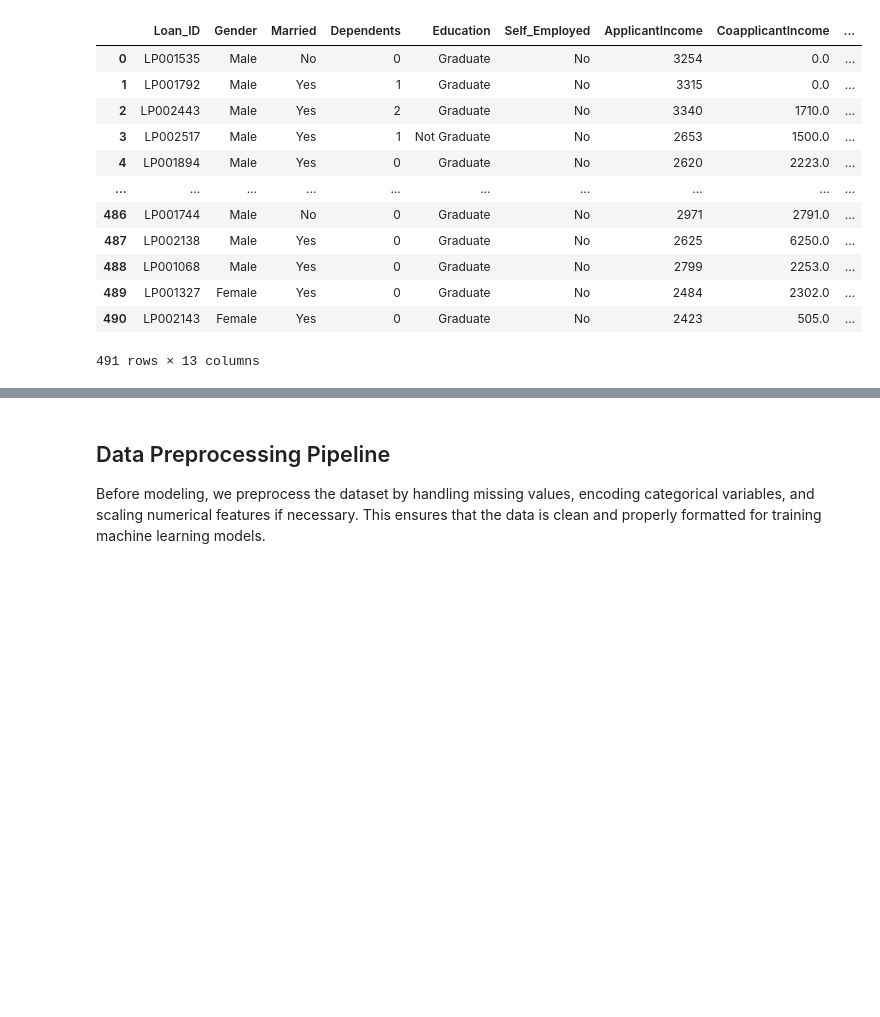
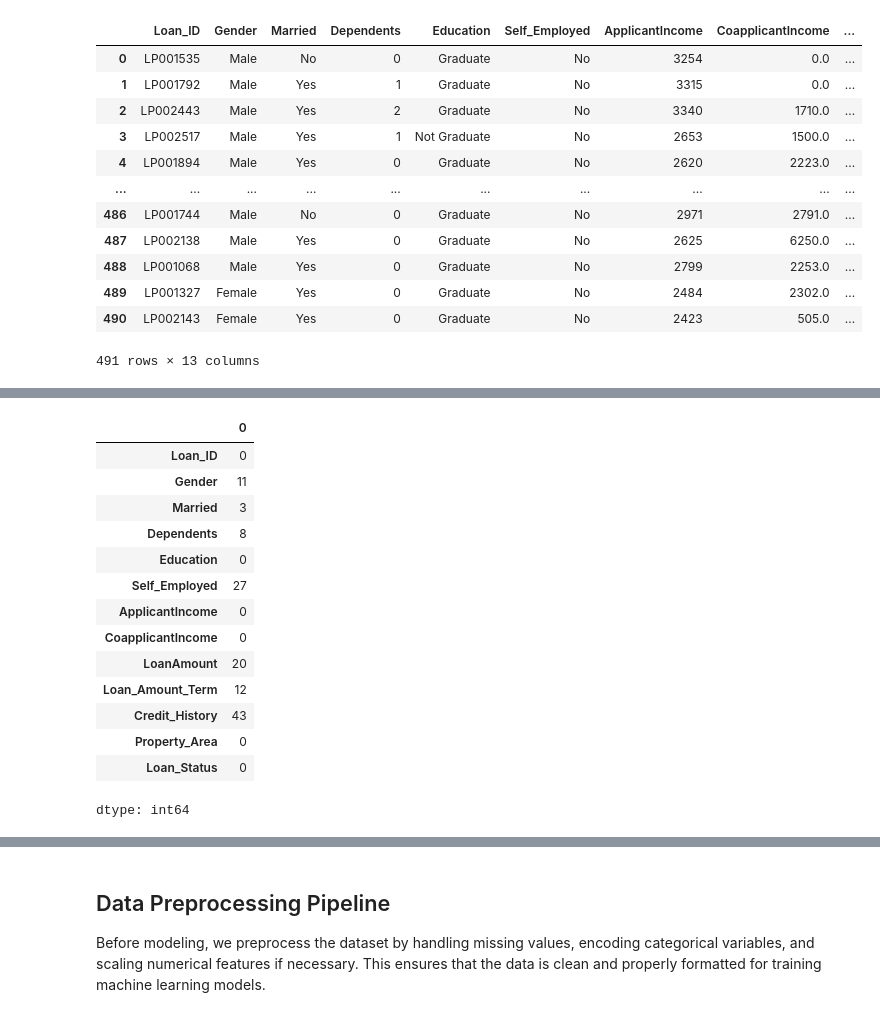
Before and after one commit to CarlosBaez11/Carlos_Baez_C, a Jupyter notebook: Talleres/MLComp01_Loan_Prediction_Notebook_ipynb.ipynb, the cells around one changed output, grey strips where cells are left out. Drawn from its saved outputs; the diff is of its cells as text; code cells hidden in the pictures; blank space fills up the shorter version.

```diff
--- a/Talleres/MLComp01_Loan_Prediction_Notebook_ipynb.ipynb
+++ b/Talleres/MLComp01_Loan_Prediction_Notebook_ipynb.ipynb
@@ -69,0 +78,18 @@ data
+# %%
+data.isna().sum()
+# %% [output]
+|  | 0 |
+| Loan_ID | 0 |
+| Gender | 11 |
+| Married | 3 |
+| Dependents | 8 |
+| Education | 0 |
+| Self_Employed | 27 |
+| ApplicantIncome | 0 |
+| CoapplicantIncome | 0 |
+| LoanAmount | 20 |
+| Loan_Amount_Term | 12 |
+| Credit_History | 43 |
+| Property_Area | 0 |
+| Loan_Status | 0 |
+dtype: int64
```
Also changed, not shown: parts of 12 cells of this notebook.
